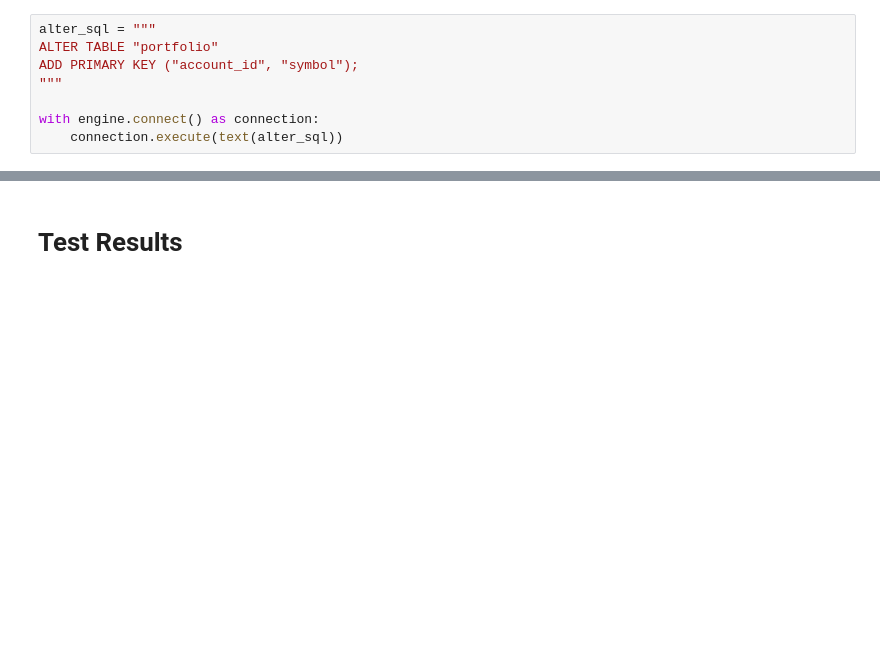
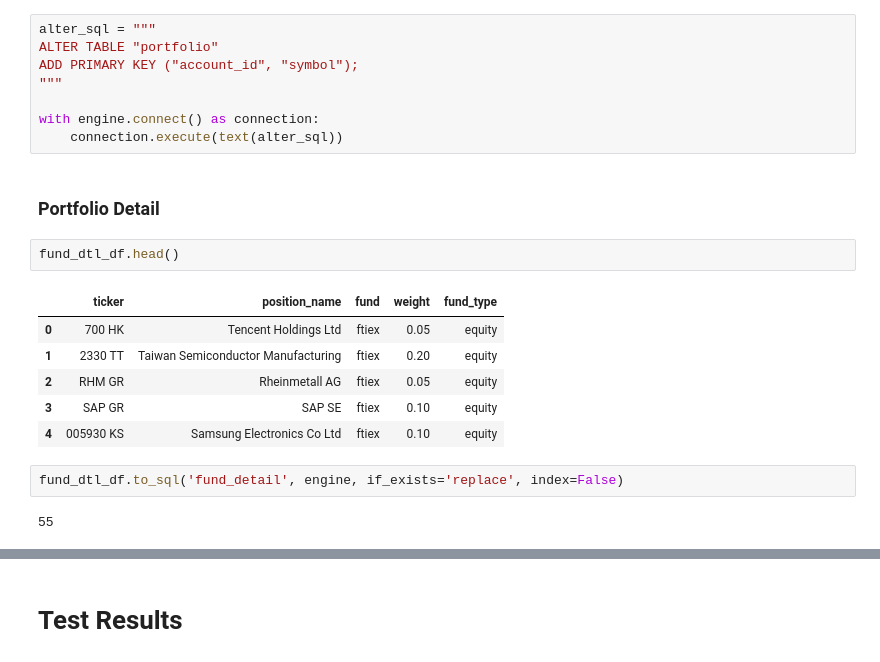
Before and after one commit to ConvoAI-Capstone-SpSu2025/currensee, a Jupyter notebook: notebooks/data_loading/load_crm_to_cloud.ipynb, the cells around one changed output, grey strips where cells are left out. Cells and saved outputs as stored; diff of their text form; blank space fills up the shorter version.

```diff
--- a/notebooks/data_loading/load_crm_to_cloud.ipynb
+++ b/notebooks/data_loading/load_crm_to_cloud.ipynb
@@ -484,3 +514,18 @@ ADD PRIMARY KEY ("account_id", "symbol");
 
 with engine.connect() as connection:
     connection.execute(text(alter_sql))
+# %% [markdown]
+### Portfolio Detail
+# %%
+fund_dtl_df.head()
+# %% [output]
+|  | ticker | position_name | fund | weight | fund_type |
+| 0 | 700 HK | Tencent Holdings Ltd | ftiex | 0.05 | equity |
+| 1 | 2330 TT | Taiwan Semiconductor Manufacturing | ftiex | 0.20 | equity |
+| 2 | RHM GR | Rheinmetall AG | ftiex | 0.05 | equity |
+| 3 | SAP GR | SAP SE | ftiex | 0.10 | equity |
+| 4 | 005930 KS | Samsung Electronics Co Ltd | ftiex | 0.10 | equity |
+# %%
+fund_dtl_df.to_sql('fund_detail', engine, if_exists='replace', index=False)
+# %% [output]
+55
```
Also changed, not shown: parts of 16 cells of this notebook, 5 other files.
